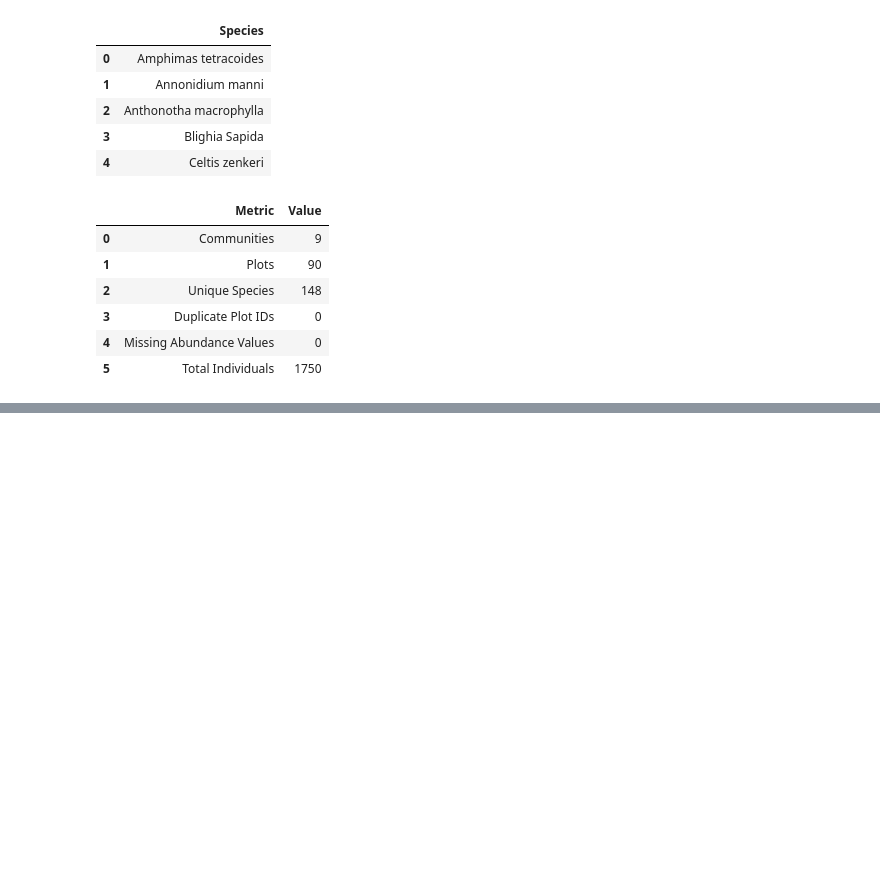
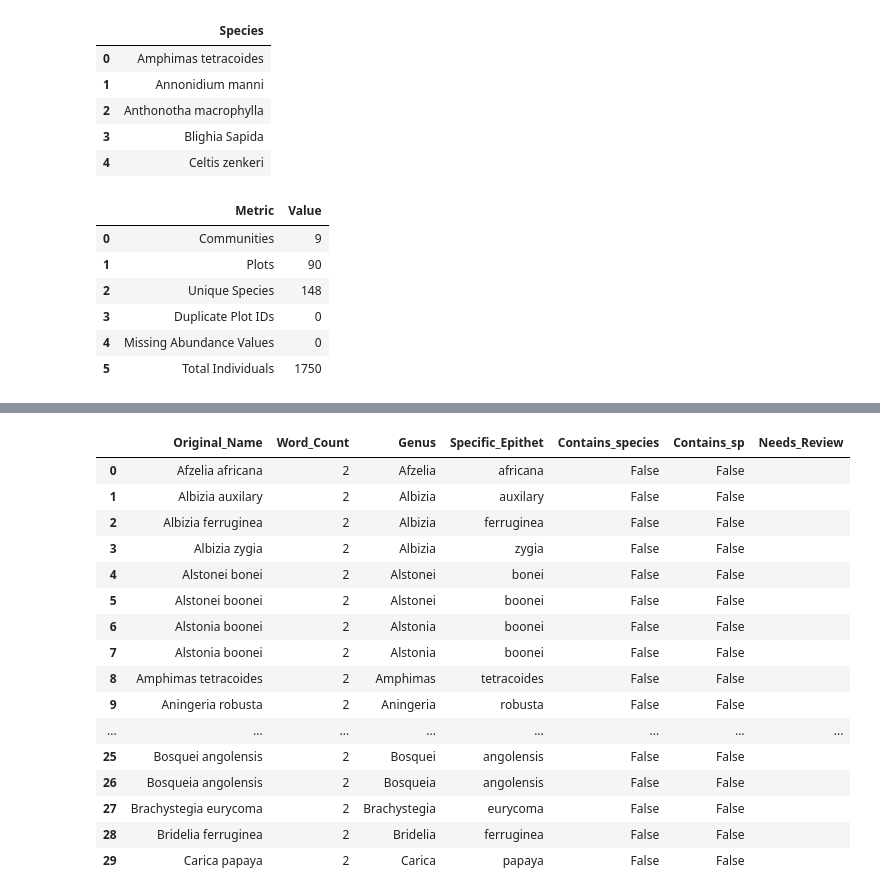
Before and after one commit to ugepet/omo-ecological-informatics, a Jupyter notebook: notebooks/05_Community Matrix Construction and Ecological Data Restructuring.ipynb, the cells around one changed output, grey strips where cells are left out. Drawn from its saved outputs; the diff is of its cells as text; code cells hidden in the pictures; blank space fills up the shorter version.

Commit message:
Taxonomically harmonized community matrix

```diff
--- a/notebooks/05_Community Matrix Construction and Ecological Data Restructuring.ipynb
+++ b/notebooks/05_Community Matrix Construction and Ecological Data Restructuring.ipynb
@@ -1068,0 +1192,18 @@ display(integrity_report)
+# %%
+# ==========================================================
+# STEP 5.8.2
+# Remove Structural Artefacts
+# ==========================================================
+
+community_clean = community_clean.drop(columns=invalid_cols)
+
+print("=" * 70)
+print("STRUCTURAL CLEANUP COMPLETED")
+print("=" * 70)
+
+print(f"Original matrix : {community_matrix.shape}")
+print(f"Clean matrix    : {community_clean.shape}")
+
+print(f"\nPlots retained        : {community_clean.shape[0]}")
+print(f"Metadata columns      : {len(metadata_cols)}")
+print(f"Candidate taxa columns: {community_clean.shape[1]-len(metadata_cols)}")
@@ -1068,0 +1266,61 @@ display(integrity_report)
+# %%
+# ==========================================================
+# STEP 5.8.4
+# Build Species Inventory
+# ==========================================================
+
+species_cols = community_clean.columns[len(metadata_cols):]
+
+inventory = pd.DataFrame({
+    "Original_Name": species_cols
+})
+
+inventory["Original_Name"] = inventory["Original_Name"].astype(str).str.strip()
+
+inventory["Word_Count"] = inventory["Original_Name"].str.split().str.len()
+
+inventory["Genus"] = (
+    inventory["Original_Name"]
+    .str.split()
+    .str[0]
+)
+
+inventory["Specific_Epithet"] = (
+    inventory["Original_Name"]
+    .str.split()
+    .str[1]
+)
+
+inventory["Contains_species"] = (
+    inventory["Original_Name"]
+    .str.contains(
+        r"\bspecies\b",
+        case=False,
+        regex=True
+    )
+)
+
+inventory["Contains_sp"] = (
+    inventory["Original_Name"]
+    .str.contains(
+        r"\bsp\b|\bspp\b",
+        case=False,
+        regex=True
+    )
+)
+
+inventory["Needs_Review"] = ""
+
+inventory = inventory.sort_values(
+    ["Genus", "Specific_Epithet"],
+    na_position="last"
+).reset_index(drop=True)
+
+print("=" * 70)
+print("SPECIES INVENTORY")
+print("=" * 70)
+
+print(f"Candidate taxa : {len(inventory)}")
+
+display(inventory.head(30))
+# %% [output]
@@ -1068,0 +1331,17 @@ display(integrity_report)
+|  | Original_Name | Word_Count | Genus | Specific_Epithet | Contains_species | Contains_sp | Needs_Review |
+| 0 | Afzelia africana | 2 | Afzelia | africana | False | False |  |
+| 1 | Albizia auxilary | 2 | Albizia | auxilary | False | False |  |
+| 2 | Albizia ferruginea | 2 | Albizia | ferruginea | False | False |  |
+| 3 | Albizia zygia | 2 | Albizia | zygia | False | False |  |
+| 4 | Alstonei bonei | 2 | Alstonei | bonei | False | False |  |
+| 5 | Alstonei boonei | 2 | Alstonei | boonei | False | False |  |
+| 6 | Alstonia boonei | 2 | Alstonia | boonei | False | False |  |
+| 7 | Alstonia boonei | 2 | Alstonia | boonei | False | False |  |
+| 8 | Amphimas tetracoides | 2 | Amphimas | tetracoides | False | False |  |
+| 9 | Aningeria robusta | 2 | Aningeria | robusta | False | False |  |
+| ... | ... | ... | ... | ... | ... | ... | ... |
+| 25 | Bosquei angolensis | 2 | Bosquei | angolensis | False | False |  |
+| 26 | Bosqueia angolensis | 2 | Bosqueia | angolensis | False | False |  |
+| 27 | Brachystegia eurycoma | 2 | Brachystegia | eurycoma | False | False |  |
+| 28 | Bridelia ferruginea | 2 | Bridelia | ferruginea | False | False |  |
+| 29 | Carica papaya | 2 | Carica | papaya | False | False |  |
```
Also changed, not shown: parts of 28 cells of this notebook, 2 other files.
